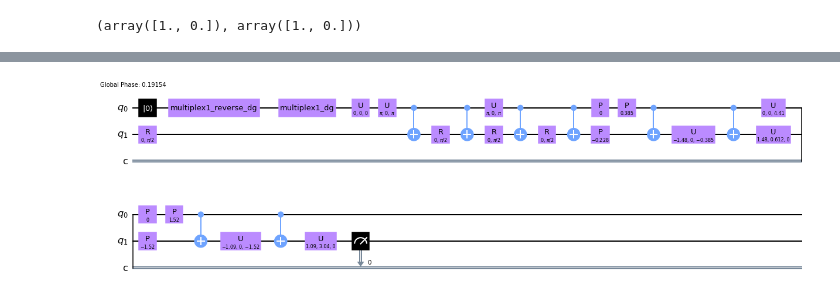
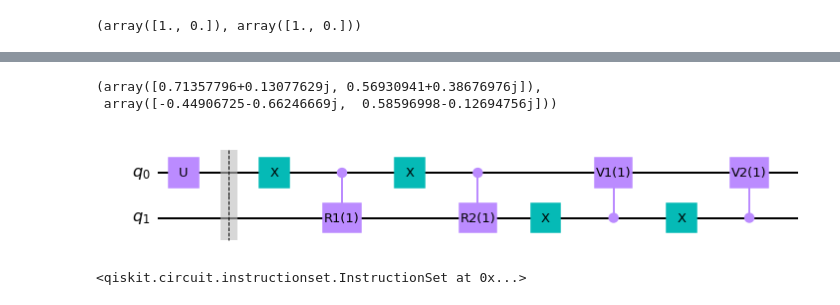
Before and after one commit to LucianoPereiraValenzuela/QuantumNeuralNetworks_for_StateDiscrimination, a Jupyter notebook: codes/example.ipynb, the cells around one changed output, grey strips where cells are left out. Saved outputs shown, nothing was run; the diff lists cells and outputs as text; code cells hidden in the pictures.

```diff
--- a/codes/example.ipynb
+++ b/codes/example.ipynb
@@ -104,4 +62,0 @@ qc_ϕ.compose( qc, qubits=[0,1], clbits=[0], inplace=True )
-# %%
-qc_ϕ.decompose().decompose().draw(output='mpl')
-# %% [output]
-[figure, removed]
@@ -107,0 +66,29 @@ qc_ϕ.decompose().decompose().draw(output='mpl')
+# %%
+ψ, ϕ
+# %% [output]
+(array([0.71357796+0.13077629j, 0.56930941+0.38676976j]),
+ array([-0.44906725-0.66246669j,  0.58596998-0.12694756j]))
+# %%
+N=2
+th1=[pi]
+th2=[pi/2]
+th_v1=[pi]
+th_v2=[pi/2]
+fi_v1=[pi]
+fi_v2=[pi/2]
+lam_v1=[pi]
+lam_v2=[pi/2]
+# %%
+circuit = povmN(U,N,th1,th2,th_v1,th_v2,fi_v1,fi_v2,lam_v1,lam_v2)
+# %%
+circuit.draw(output='mpl')
+# %% [output]
+[figure, added]
+# %%
+qc_ψ = QuantumCircuit( 2, 1 )
+qc_ψ.initialize( ψ, 0 )
+qc_ψ.barrier()
+qc_ψ.compose( circuit, [0,1], inplace=True )
+qc_ψ.measure( 1, 0 )
+# %% [output]
+<qiskit.circuit.instructionset.InstructionSet at 0x...>
```
Also changed, not shown: parts of 27 cells of this notebook, 1 other file.
